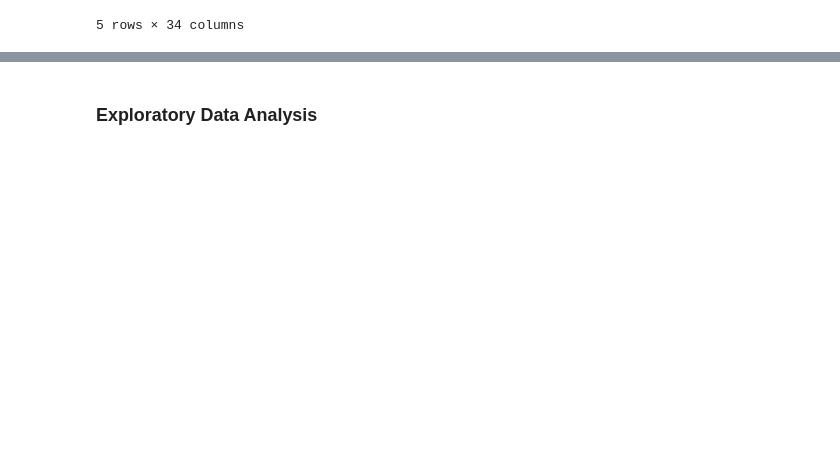
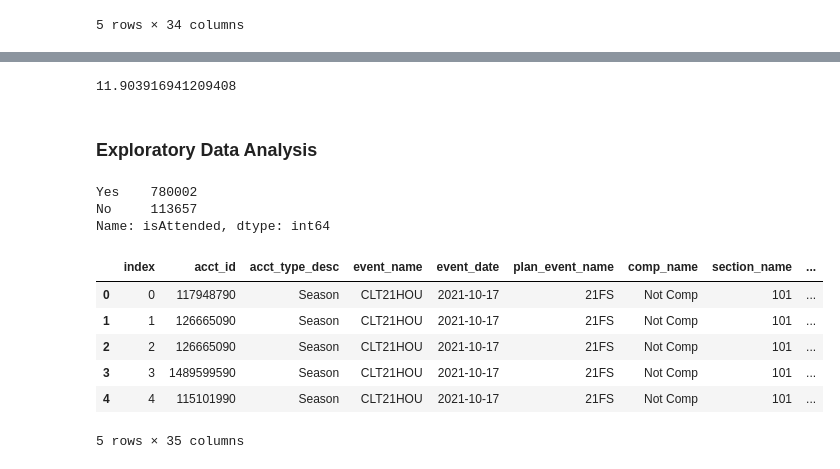
Before and after one commit to pondyasha/NFL_Attendence_Prediction, a Jupyter notebook: colts_analysis.ipynb, the cells around one changed output, grey strips where cells are left out. Saved outputs shown, nothing was run; the diff lists cells and outputs as text; code cells hidden in the pictures; blank space fills up the shorter version.

```diff
--- a/colts_analysis.ipynb
+++ b/colts_analysis.ipynb
@@ -544,0 +549,4 @@ colts_data = colts_data.paid.fillna('Y')
+# %%
+colts_data.loc[colts_data['isAttended'] == '???'].acct_type_desc.count()*100/len(colts_data)
+# %% [output]
+11.903916941209408
@@ -545,2 +555,19 @@ colts_data = colts_data.paid.fillna('Y')
 # %% [markdown]
 ### Exploratory Data Analysis
+# %%
+colts_data.isAttended.value_counts()
+# %% [output]
+Yes    780002
+No     113657
+Name: isAttended, dtype: int64
+# %%
+colts_data = colts_data.reset_index(level=0)
+colts_data.head()
+# %% [output]
+|  | index | acct_id | acct_type_desc | event_name | event_date | plan_event_name | comp_name | section_name | ... |
+| 0 | 0 | 117948790 | Season | CLT21HOU | 2021-10-17 | 21FS | Not Comp | 101 | ... |
+| 1 | 1 | 126665090 | Season | CLT21HOU | 2021-10-17 | 21FS | Not Comp | 101 | ... |
+| 2 | 2 | 126665090 | Season | CLT21HOU | 2021-10-17 | 21FS | Not Comp | 101 | ... |
+| 3 | 3 | 1489599590 | Season | CLT21HOU | 2021-10-17 | 21FS | Not Comp | 101 | ... |
+| 4 | 4 | 115101990 | Season | CLT21HOU | 2021-10-17 | 21FS | Not Comp | 101 | ... |
+5 rows × 35 columns
```
Also changed, not shown: parts of 11 cells of this notebook.
